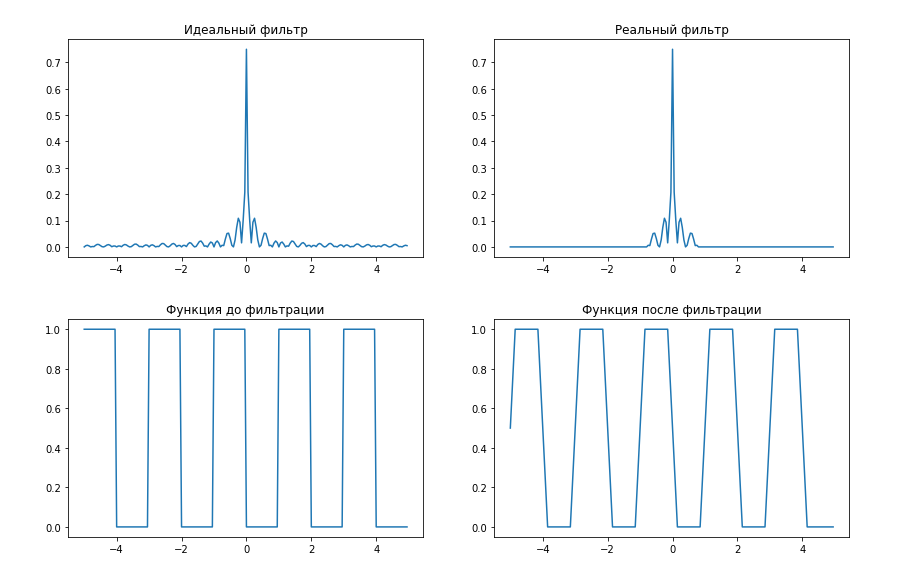
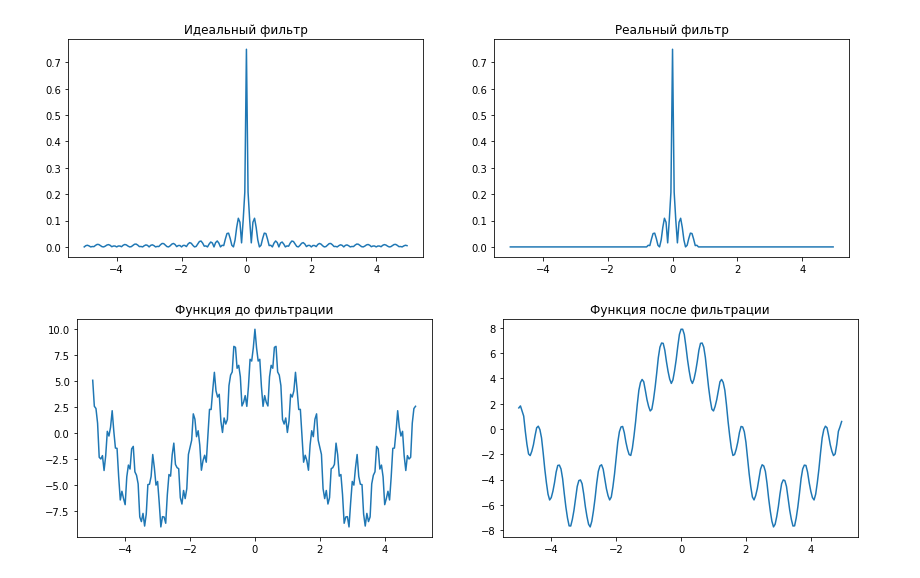
Before and after one commit to BearingBall/methods-of-signal-proccessing, a Jupyter notebook: task3.ipynb, the cells around one changed output. Cells and saved outputs as stored; diff of their text form; code cells hidden in the pictures.

```diff
--- a/task3.ipynb
+++ b/task3.ipynb
@@ -144,6 +144,6 @@ funcFiltr(x, testFunc1(x), fBandStopRaw(w, 0.5, 3))
 [figure]
 [figure]
 # %%
-drawSlidering(x, testFunc4(x), 3)
+drawSlidering(x, testFunc1(x), 3)
 # %% [output]
-[figure, old version]
+[figure, new version]
```
